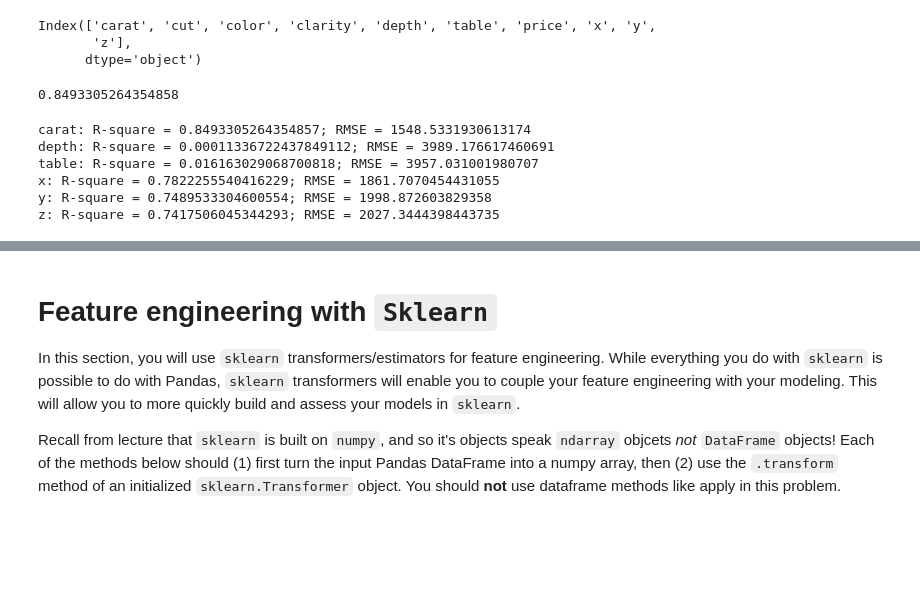
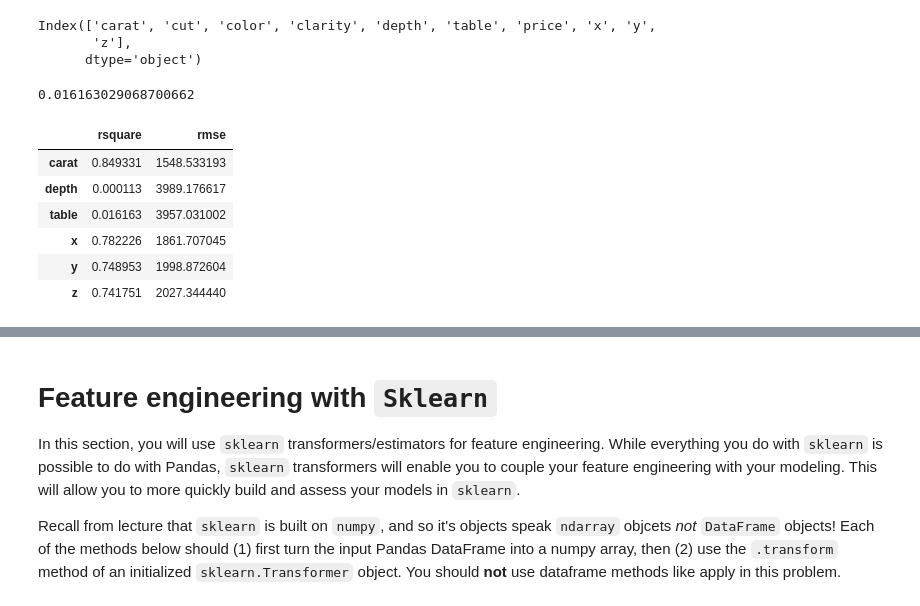
Before and after one commit to AECassAWei/dsc80-wi20, a Jupyter notebook: labs/lab08/lab08.ipynb, the cells around one changed output, grey strips where cells are left out. Cells and saved outputs as stored; diff of their text form; code cells hidden in the pictures; blank space fills up the shorter version.

```diff
--- a/labs/lab08/lab08.ipynb
+++ b/labs/lab08/lab08.ipynb
@@ -684,32 +746,46 @@ Index(['carat', 'cut', 'color', 'clarity', 'depth', 'table', 'price', 'x', 'y',
 
 # X = diamonds[['carat', 'x', 'y', 'z', 'depth', 'table']]
 X = diamonds['carat']
+X = diamonds['x']
+X = diamonds['y']
+X = diamonds['z']
+X = diamonds['depth']
+X = diamonds['table']
 y = diamonds['price']
 
 lr = LinearRegression()
-ln = scipy.stats.linregress(diamonds[['carat', 'price']])  # X is dataframe of training data; y a series of prices
+ln = scipy.stats.linregress(diamonds[['table', 'price']])  # X is dataframe of training data; y a series of prices
 # lr.score(X, y)  # R-squared
 # lr.predict(X) # predicted prices
 ln.rvalue ** 2
 # %% [output]
-0.8493305264354858
+0.016163029068700662
 # %%
 # Q1 - Q3
 # for col in ['carat', 'cut', 'color', 'clarity', 'depth', 'table', 'x', 'y', 'z']: # include categorical
+index_lst, rsquare_lst, rmse_lst = [], [], []
 for col in ['carat', 'depth', 'table', 'x', 'y', 'z']:
     X = diamonds[[col]]
     y = diamonds['price']
 
     lr = LinearRegression()
     lr.fit(X, y)  # X is dataframe of training data; y a series of prices
     rsquare = lr.score(X, y)  # R-squared
     pred_price = lr.predict(X) # predicted prices
     rmse = np.sqrt(np.mean((pred_price - y)**2)) # RMSE
-    print(col + ': R-square = ' + str(rsquare) + '; RMSE = ' + str(rmse))
+
+    index_lst.append(col)
+    rsquare_lst.append(rsquare)
+    rmse_lst.append(rmse)
+    # print(col + ': R-square = ' + str(rsquare) + '; RMSE = ' + str(rmse))
+# print([rsquare_lst, rmse_lst])
+info = pd.DataFrame(index=index_lst, data=dict(zip('rsquare rmse'.split(), [rsquare_lst, rmse_lst])))
+info
 # %% [output]
-carat: R-square = 0.8493305264354857; RMSE = 1548.5331930613174
-depth: R-square = 0.00011336722437849112; RMSE = 3989.176617460691
-table: R-square = 0.016163029068700818; RMSE = 3957.031001980707
-x: R-square = 0.7822255540416229; RMSE = 1861.7070454431055
-y: R-square = 0.7489533304600554; RMSE = 1998.872603829358
-z: R-square = 0.7417506045344293; RMSE = 2027.3444398443735
+|  | rsquare | rmse |
+| carat | 0.849331 | 1548.533193 |
+| depth | 0.000113 | 3989.176617 |
+| table | 0.016163 | 3957.031002 |
+| x | 0.782226 | 1861.707045 |
+| y | 0.748953 | 1998.872604 |
+| z | 0.741751 | 2027.344440 |
```
Also changed, not shown: parts of 52 cells of this notebook, 2 other files.
